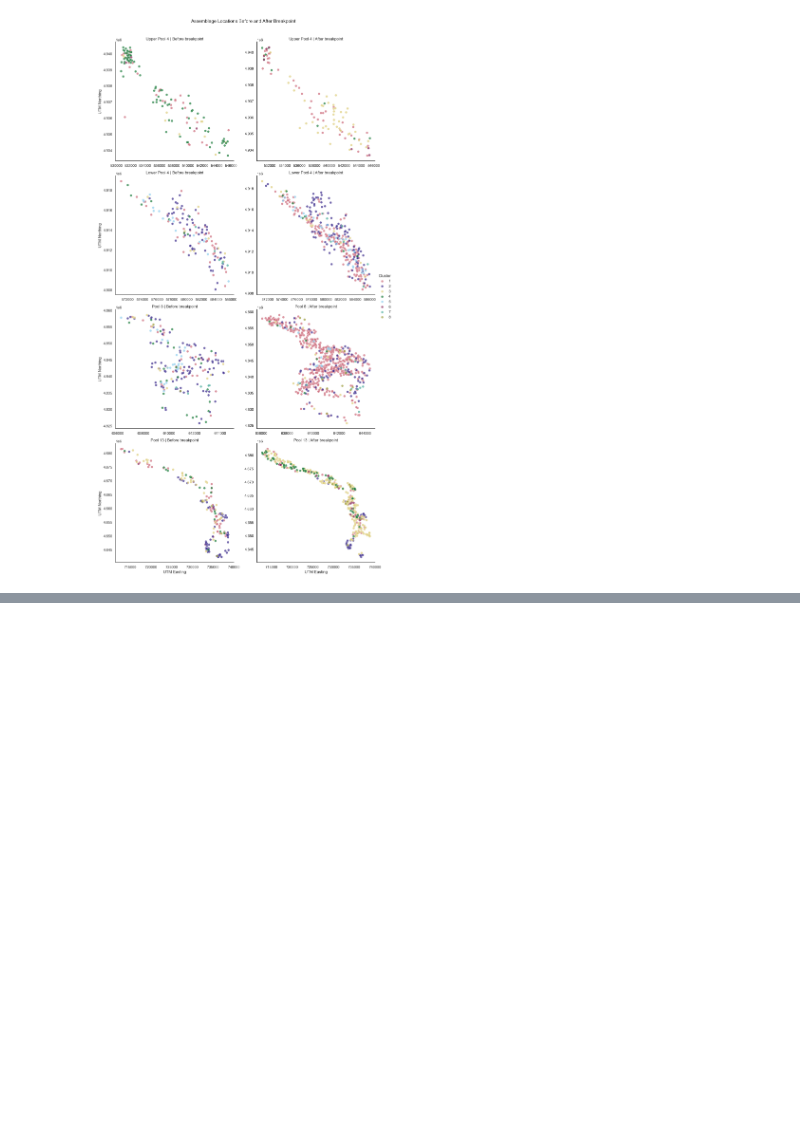
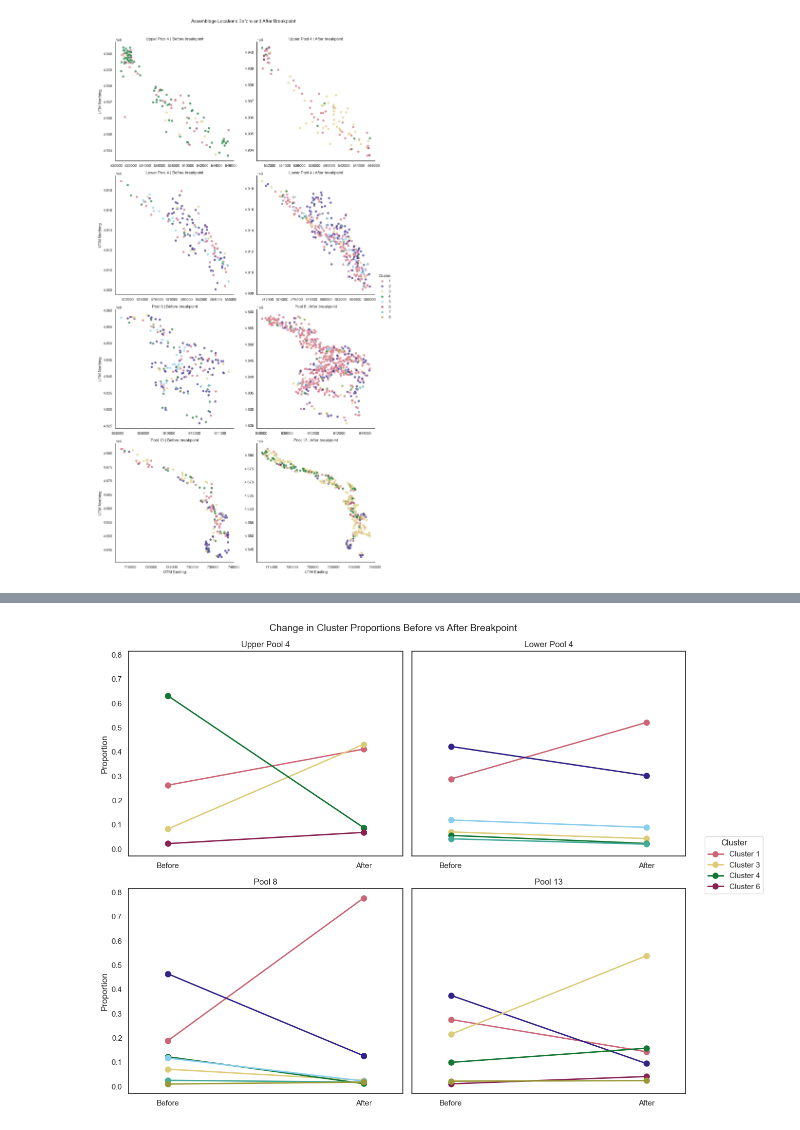
Before and after one commit to jppeirce/ltrm_fish, a Jupyter notebook: 3cluster_visualization.ipynb, the cells around one changed output, grey strips where cells are left out. Drawn from its saved outputs; the diff is of its cells as text; code cells hidden in the pictures; blank space fills up the shorter version.

```diff
--- a/3cluster_visualization.ipynb
+++ b/3cluster_visualization.ipynb
@@ -799,0 +913,52 @@ g.figure.savefig('assemblage_location_break.jpg', dpi=300, bbox_inches='tight')
+# %%
+import tol_colors as tc
+
+highlight_clusters = [1, 2, 3, 4, 5, 6, 7, 8]
+pool_order = ["Upper Pool 4", "Lower Pool 4", "Pool 8", "Pool 13"]
+
+CB_PALETTE = tc.muted
+cluster_colors = {c: CB_PALETTE[i % len(CB_PALETTE)] for i, c in enumerate(highlight_clusters)}
+
+df_plot = df_with_breakpoints[
+    (df_with_breakpoints['cluster'].isin(highlight_clusters)) &
+    (df_with_breakpoints['period'] != 'No breakpoint')
+].copy()
+
+prop_df = (df_plot.groupby(['mode_pool', 'cluster', 'period'])
+           .size()
+           .reset_index(name='count'))
+totals = prop_df.groupby(['mode_pool', 'period'])['count'].transform('sum')
+prop_df['proportion'] = prop_df['count'] / totals
+
+# Pivot for before/after comparison
+wide_df = prop_df.pivot_table(index=['mode_pool', 'cluster'],
+                               columns='period', values='proportion').reset_index()
+wide_df.columns.name = None
+
+fig, axes = plt.subplots(2, 2, figsize=(12, 10), sharey=True)
+axes = axes.flatten()
+
+for idx, pool in enumerate(pool_order):
+    ax = axes[idx]
+    pool_data = wide_df[wide_df['mode_pool'] == pool]
+
+    for _, row in pool_data.iterrows():
+        cluster = row['cluster']
+        color = cluster_colors.get(cluster, 'gray')
+        ax.plot([0, 1], [row['Before breakpoint'], row['After breakpoint']],
+                marker='o', color=color, linewidth=2, markersize=8, label=f'Cluster {cluster}')
+
+    ax.set_xticks([0, 1])
+    ax.set_xticklabels(['Before', 'After'])
+    ax.set_title(pool)
+    ax.set_ylabel('Proportion' if idx % 2 == 0 else '')
+    ax.set_xlim(-0.2, 1.2)
+
+handles, labels = axes[0].get_legend_handles_labels()
+fig.legend(handles, labels, loc='center right', bbox_to_anchor=(1.12, 0.5), title='Cluster')
+plt.suptitle('Change in Cluster Proportions Before vs After Breakpoint', fontsize=14)
+plt.tight_layout()
+plt.savefig('cluster_change_slopegraph.jpg', dpi=300, bbox_inches='tight')
+plt.show()
+# %% [output]
+[figure, added]
```
Also changed, not shown: parts of 3 cells of this notebook, 10 other files.
